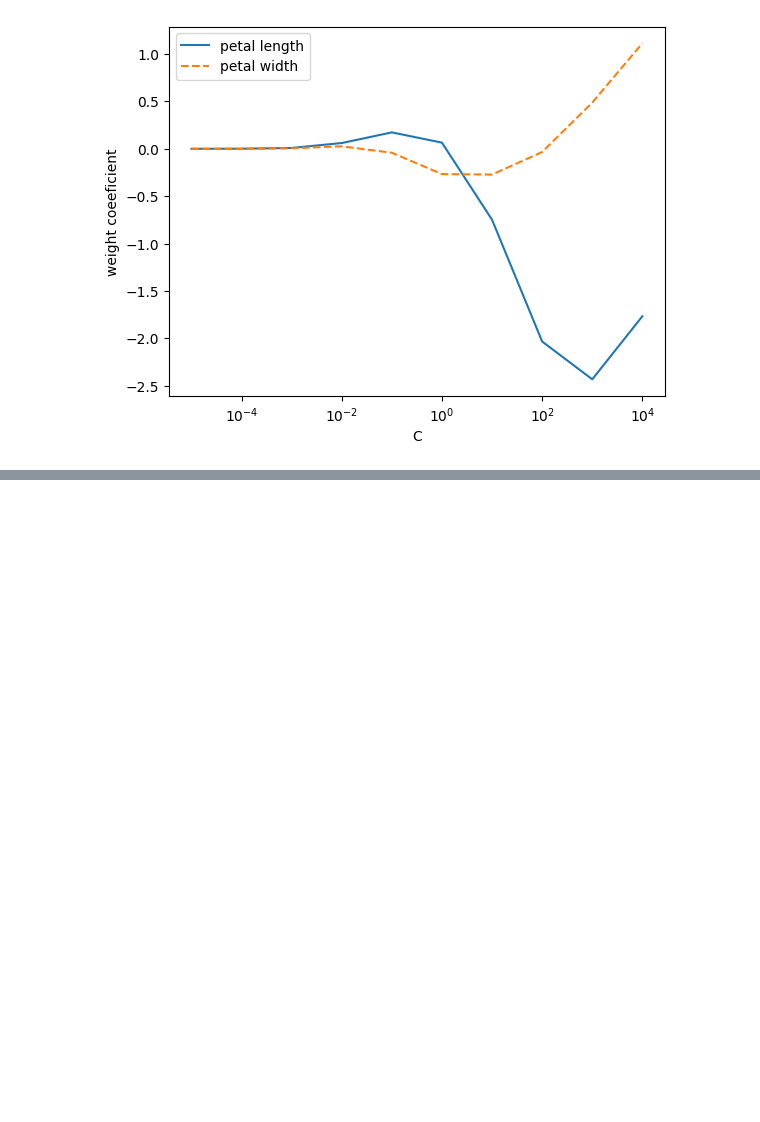
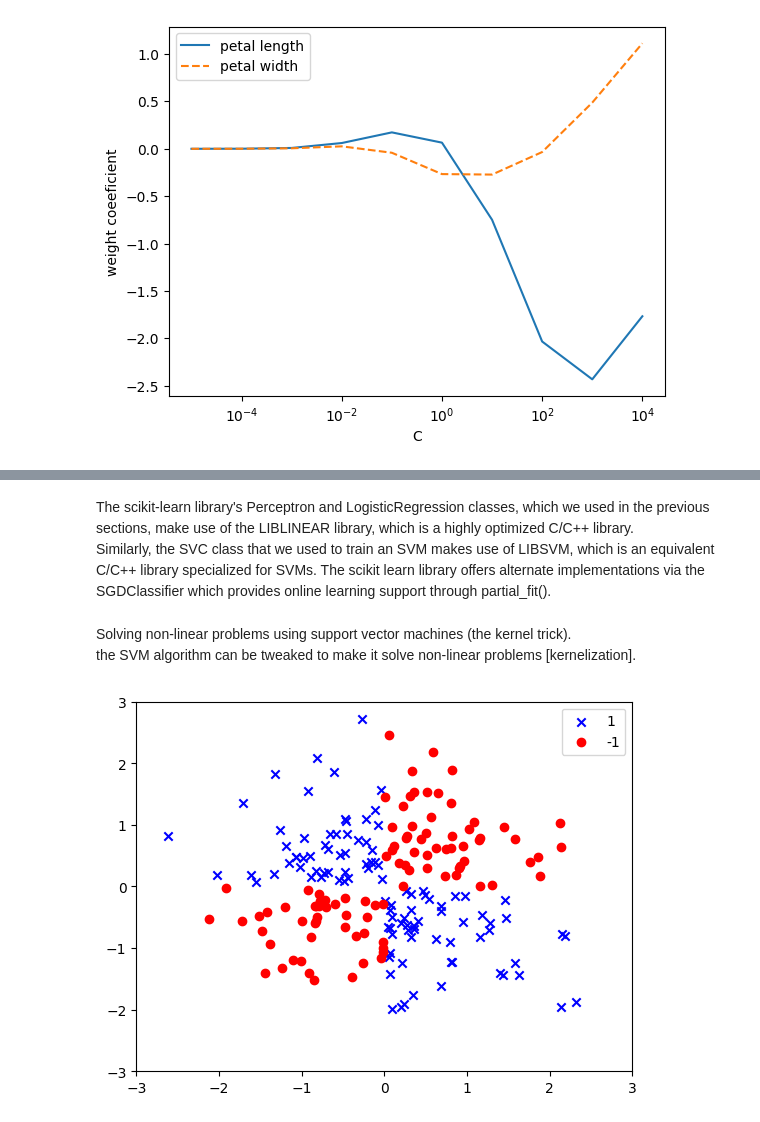
Before and after one commit to Divyesh-Kanagavel/HandsOnML-AI, a Jupyter notebook: ML_classification_sklearn.ipynb, the cells around one changed output, grey strips where cells are left out. Drawn from its saved outputs; the diff is of its cells as text; code cells hidden in the pictures; blank space fills up the shorter version.

```diff
--- a/ML_classification_sklearn.ipynb
+++ b/ML_classification_sklearn.ipynb
@@ -363,0 +413,3 @@ We ll next see another classification algorithm - Maximum margin classifier a.k.
+# %% [markdown]
+The scikit-learn library's Perceptron and LogisticRegression classes, which we used in the previous sections, make use of the LIBLINEAR library, which is a highly optimized C/C++ library. \
+ Similarly, the SVC class that we used to train an SVM makes use of LIBSVM, which is an equivalent C/C++ library specialized for SVMs. The scikit learn library offers alternate implementations via the SGDClassifier which provides online learning support through partial_fit().
@@ -363,0 +421,21 @@ We ll next see another classification algorithm - Maximum margin classifier a.k.
+# %% [markdown]
+Solving non-linear problems using support vector machines (the kernel trick). \
+the SVM algorithm can be tweaked to make it solve non-linear problems [kernelization].
+# %%
+#Kernel method for solving linearly inseparable data
+import matplotlib.pyplot as plt
+import numpy as np
+
+np.random.seed(42)
+X_xor = np.random.randn(200,2)
+y_xor = np.logical_xor(X_xor[:,0] > 0, X_xor[:,1] > 0)
+y_xor = np.where(y_xor, 1, -1)
+
+plt.scatter(X_xor[y_xor == 1,0], X_xor[y_xor == 1, 1], c='b', marker='x', label='1')
+plt.scatter(X_xor[y_xor == -1,0], X_xor[y_xor == -1,1], c='r', marker='o', label='-1')
+plt.xlim([-3,3])
+plt.ylim([-3,3])
+plt.legend(loc="best")
+plt.show()
+# %% [output]
+[figure, added]
```
Also changed, not shown: parts of 55 cells of this notebook.
